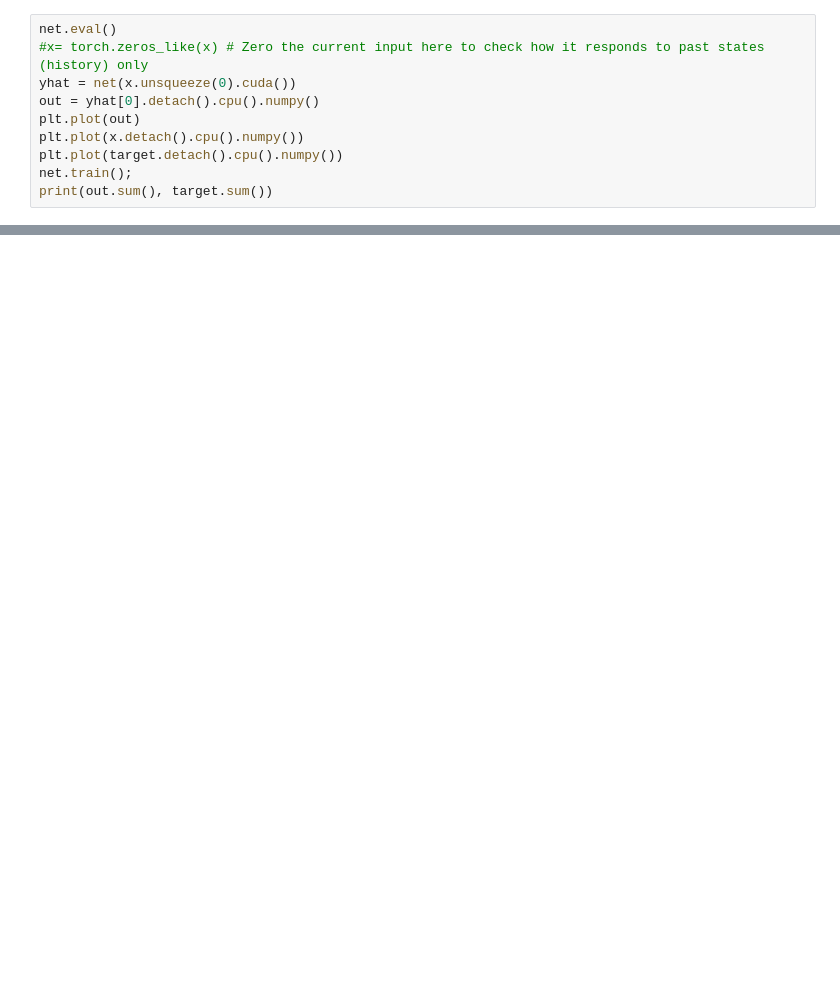
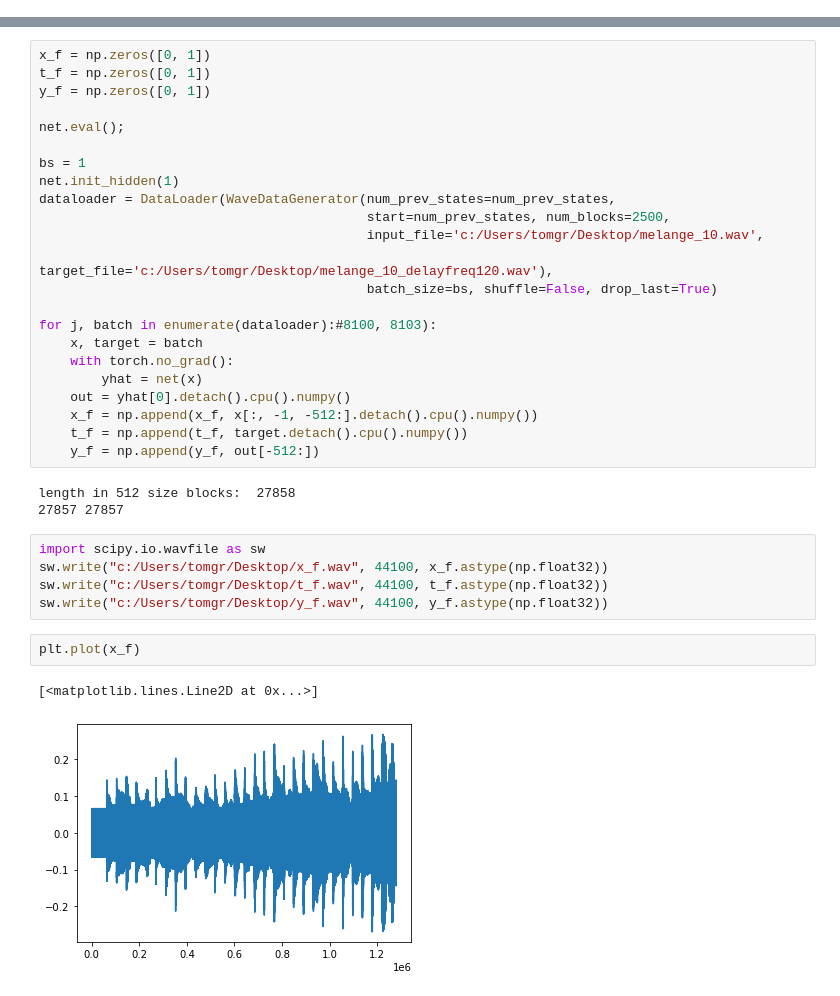
Before and after one commit to tomgrek/pyphonic, a Jupyter notebook: examples/Universal Plugin Emulator.ipynb, the cells around one changed output, grey strips where cells are left out. Drawn from its saved outputs; the diff is of its cells as text; blank space fills up the shorter version.

```diff
--- a/examples/Universal Plugin Emulator.ipynb
+++ b/examples/Universal Plugin Emulator.ipynb
@@ -254,10 +0,0 @@ target = torch.tensor(dataloader.dataset.target[idx]).view(-1, 1)
-# %%
-net.eval()
-#x= torch.zeros_like(x) # Zero the current input here to check how it responds to past states (history) only
-yhat = net(x.unsqueeze(0).cuda())
-out = yhat[0].detach().cpu().numpy()
-plt.plot(out)
-plt.plot(x.detach().cpu().numpy())
-plt.plot(target.detach().cpu().numpy())
-net.train();
-print(out.sum(), target.sum())
@@ -287,0 +319,36 @@ tensor([[-1.8596e-03,  1.0022e+00, -2.2653e-04,  ...,  9.9518e-01,
+# %%
+x_f = np.zeros([0, 1])
+t_f = np.zeros([0, 1])
+y_f = np.zeros([0, 1])
+
+net.eval();
+
+bs = 1
+net.init_hidden(1)
+dataloader = DataLoader(WaveDataGenerator(num_prev_states=num_prev_states,
+                                          start=num_prev_states, num_blocks=2500,
+                                          input_file='c:/Users/tomgr/Desktop/melange_10.wav',
+                                          target_file='c:/Users/tomgr/Desktop/melange_10_delayfreq120.wav'),
+                                          batch_size=bs, shuffle=False, drop_last=True)
+
+for j, batch in enumerate(dataloader):#8100, 8103):
+    x, target = batch
+    with torch.no_grad():
+        yhat = net(x)
+    out = yhat[0].detach().cpu().numpy()
+    x_f = np.append(x_f, x[:, -1, -512:].detach().cpu().numpy())
+    t_f = np.append(t_f, target.detach().cpu().numpy())
+    y_f = np.append(y_f, out[-512:])
+# %% [output]
+length in 512 size blocks:  27858
+27857 27857
+# %%
+import scipy.io.wavfile as sw
+sw.write("c:/Users/tomgr/Desktop/x_f.wav", 44100, x_f.astype(np.float32))
+sw.write("c:/Users/tomgr/Desktop/t_f.wav", 44100, t_f.astype(np.float32))
+sw.write("c:/Users/tomgr/Desktop/y_f.wav", 44100, y_f.astype(np.float32))
+# %%
+plt.plot(x_f)
+# %% [output]
+[<matplotlib.lines.Line2D at 0x...>]
+[figure, added]
```
Also changed, not shown: parts of 32 cells of this notebook, 1 other file.
